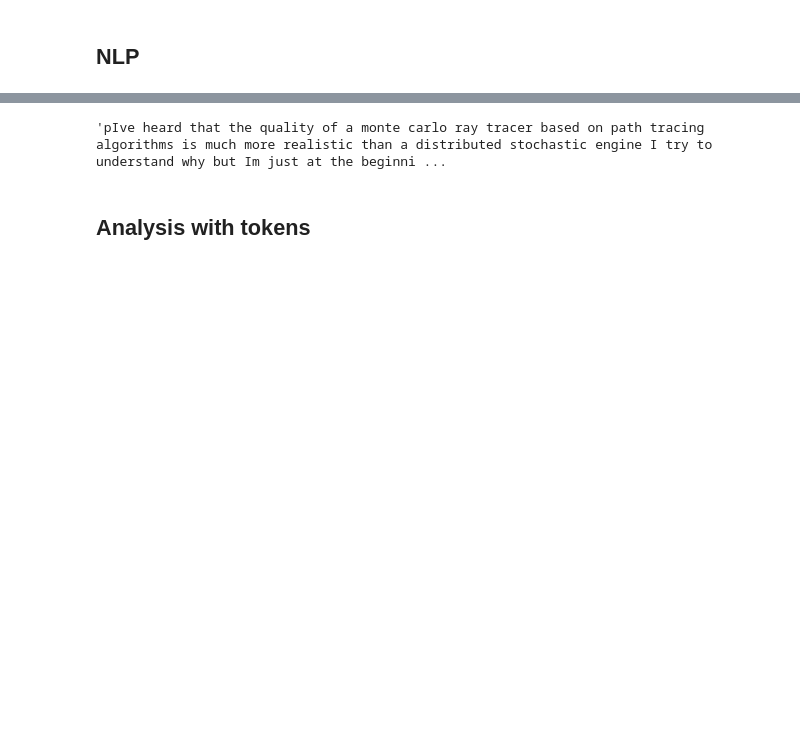
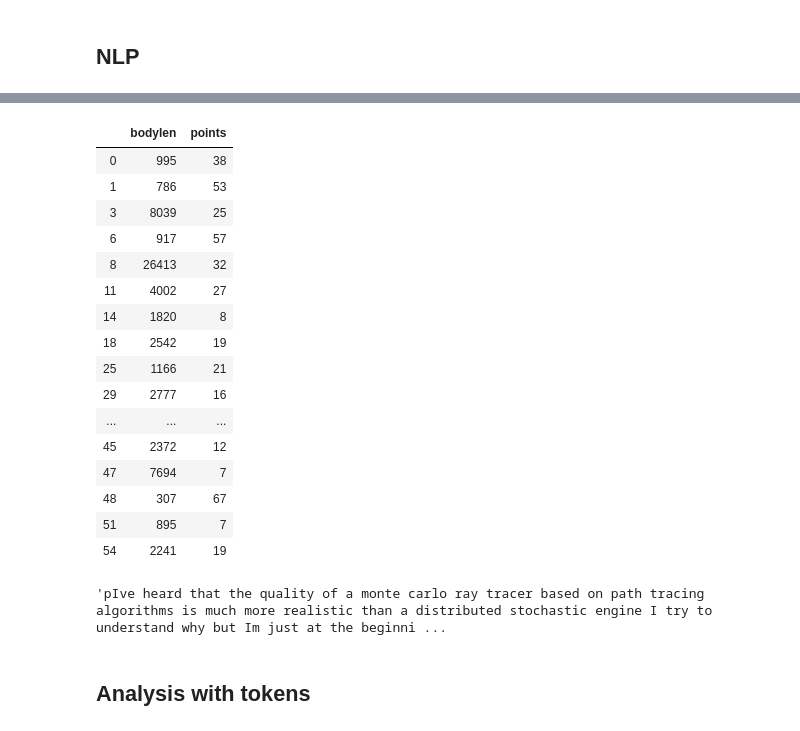
Before and after one commit to d471061c/Stackdata, a Jupyter notebook: StackData.ipynb, the cells around one changed output, grey strips where cells are left out. Drawn from its saved outputs; the diff is of its cells as text; code cells hidden in the pictures; blank space fills up the shorter version.

```diff
--- a/StackData.ipynb
+++ b/StackData.ipynb
@@ -61,3 +89,23 @@ posts = xml2pd('Posts.xml')
+# %%
+pointslength.head(20)
+# %% [output]
+|  | bodylen | points |
+| 0 | 995 | 38 |
+| 1 | 786 | 53 |
+| 3 | 8039 | 25 |
+| 6 | 917 | 57 |
+| 8 | 26413 | 32 |
+| 11 | 4002 | 27 |
+| 14 | 1820 | 8 |
+| 18 | 2542 | 19 |
+| 25 | 1166 | 21 |
+| 29 | 2777 | 16 |
+| ... | ... | ... |
+| 45 | 2372 | 12 |
+| 47 | 7694 | 7 |
+| 48 | 307 | 67 |
+| 51 | 895 | 7 |
+| 54 | 2241 | 19 |
 # %%
 removePunctuation(posts['Body'][5])
 # %% [output]
```
Also changed, not shown: parts of 8 cells of this notebook.
